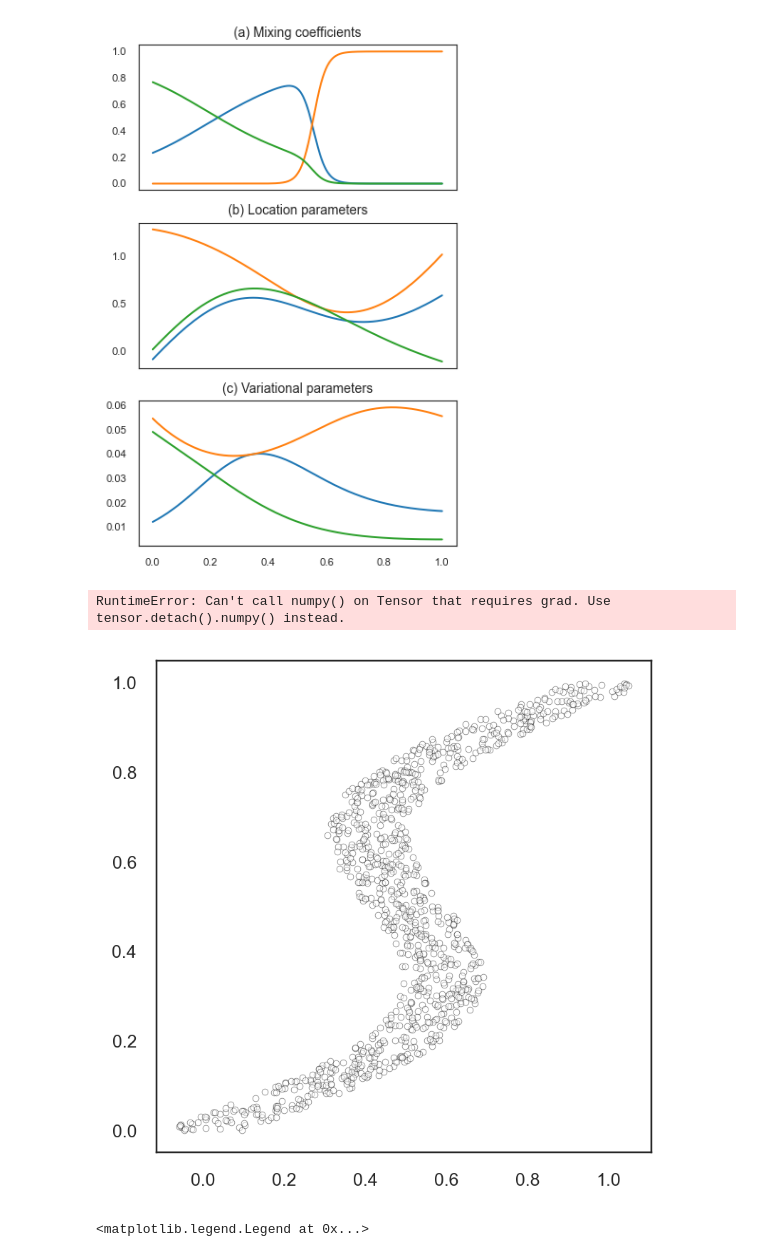
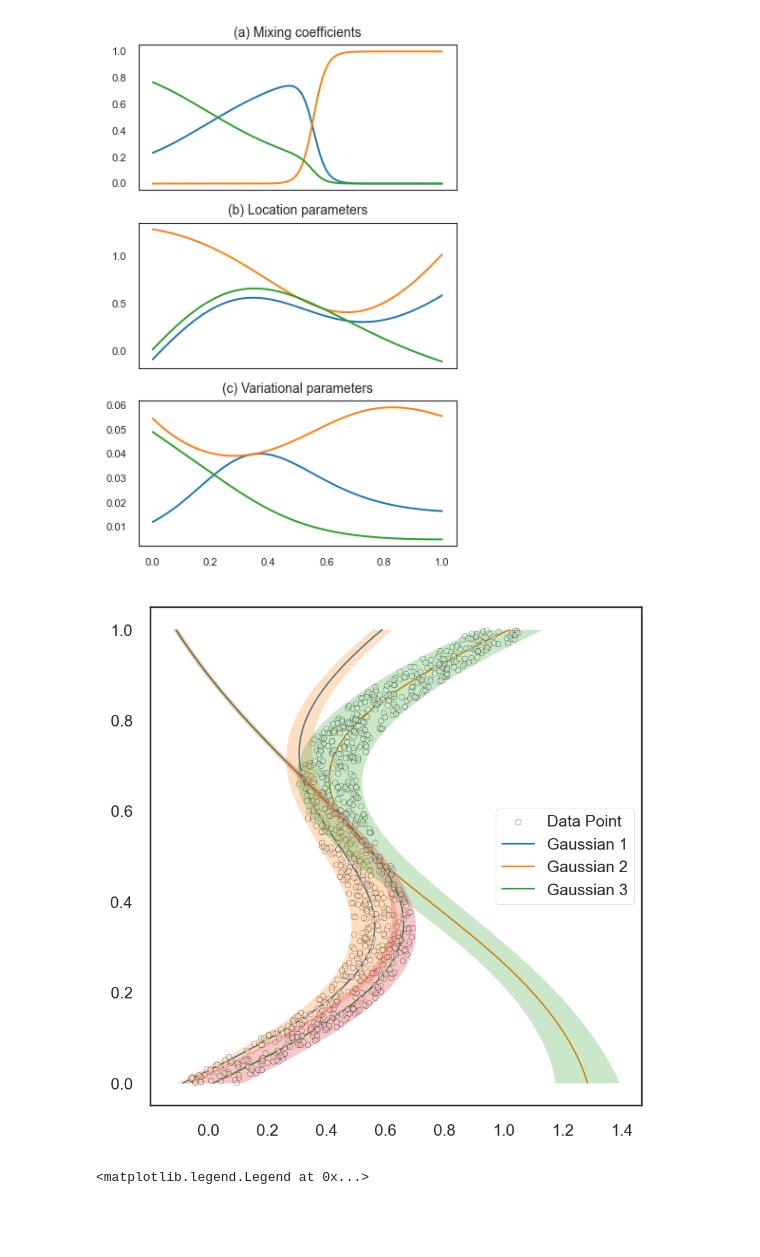
Before and after one commit to ChocolateDave/ml-notebook, a Jupyter notebook: mixture_model/mixture_density_network.ipynb, the cells around one changed output. Drawn from its saved outputs; the diff is of its cells as text; code cells hidden in the pictures; blank space fills up the shorter version.

```diff
--- a/mixture_model/mixture_density_network.ipynb
+++ b/mixture_model/mixture_density_network.ipynb
@@ -386,19 +386,23 @@ fig.tight_layout()
 # %%
 fig, ax = plt.subplots(1, 1, figsize=(4, 4), dpi=224)
 ax.scatter(y_data, x_data, zorder=10, alpha=0.5, label='Data Point',
            marker='.', linewidth=0.25, ec='k', fc='w')
 if mean.ndim == 3:
     mean = mean.squeeze(-1)
 if var.ndim == 3:
     var = var.squeeze(-1)
-for mean_k, var_k in zip(
+for i, (mean_k, var_k) in enumerate(zip(
     mean.detach().cpu().numpy().T, var.detach().cpu().numpy().T
-):
-    ax.plot(mean_k, x_test_data)
-    # ax.fill_between()
+)):
+    ax.plot(mean_k, x_test_data, linewidth=0.75, label=f'Gaussian {i + 1:d}')
+    ax.fill_betweenx(
+        x_test_data, mean_k - 2 * var_k, mean_k + 2 * var_k,
+        alpha=0.25, zorder=20
+    )
+ax.legend()
+fig.tight_layout()
 # %% [output]
-RuntimeError: Can't call numpy() on Tensor that requires grad. Use tensor.detach().numpy() instead.
-[figure, old version]
+[figure, new version]
 # %%
 # Plot Mixture Model
 x, y = np.linspace(0.0, 1.0, n_samples), np.linspace(0.0, 1.0, n_samples)
```
Also changed, not shown: parts of 16 cells of this notebook.
